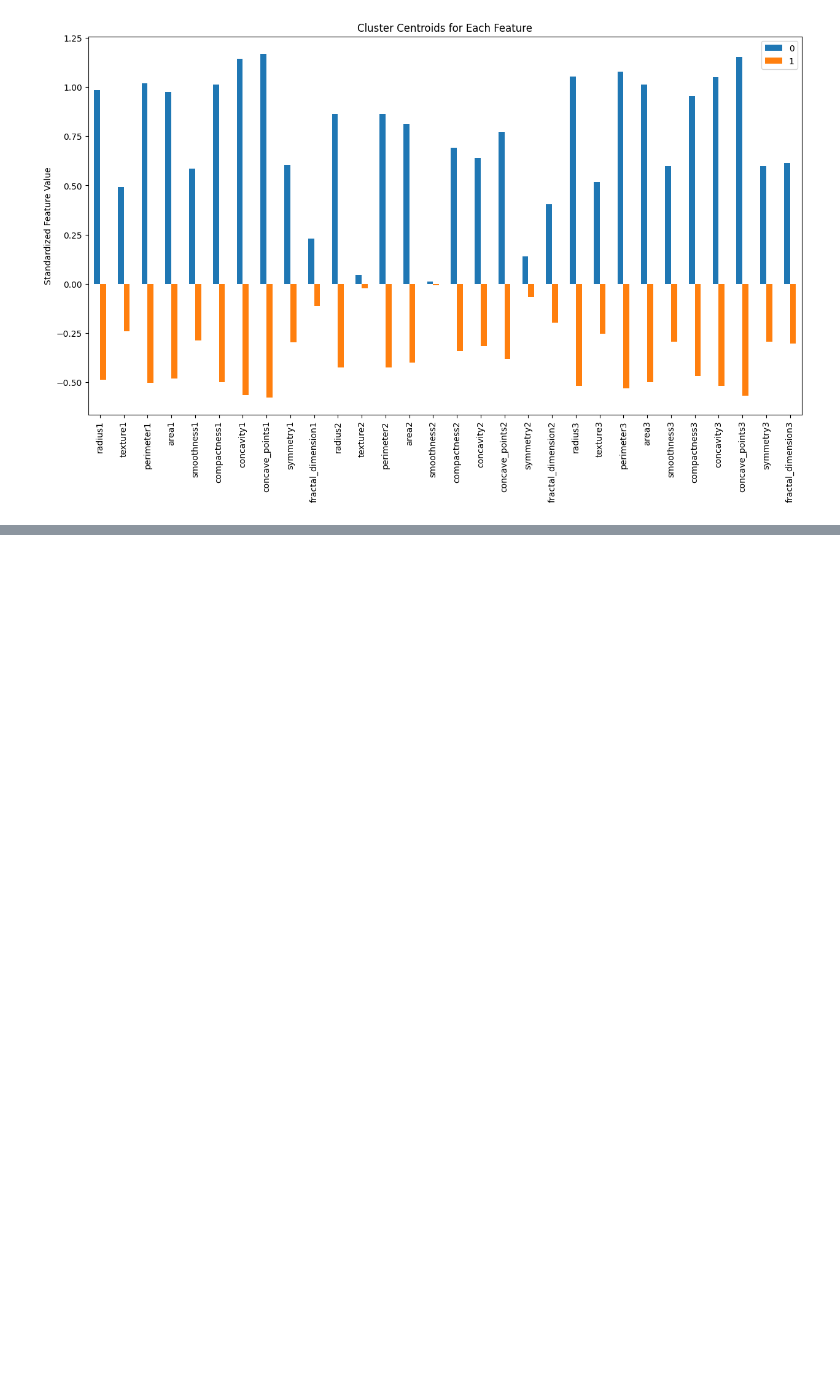
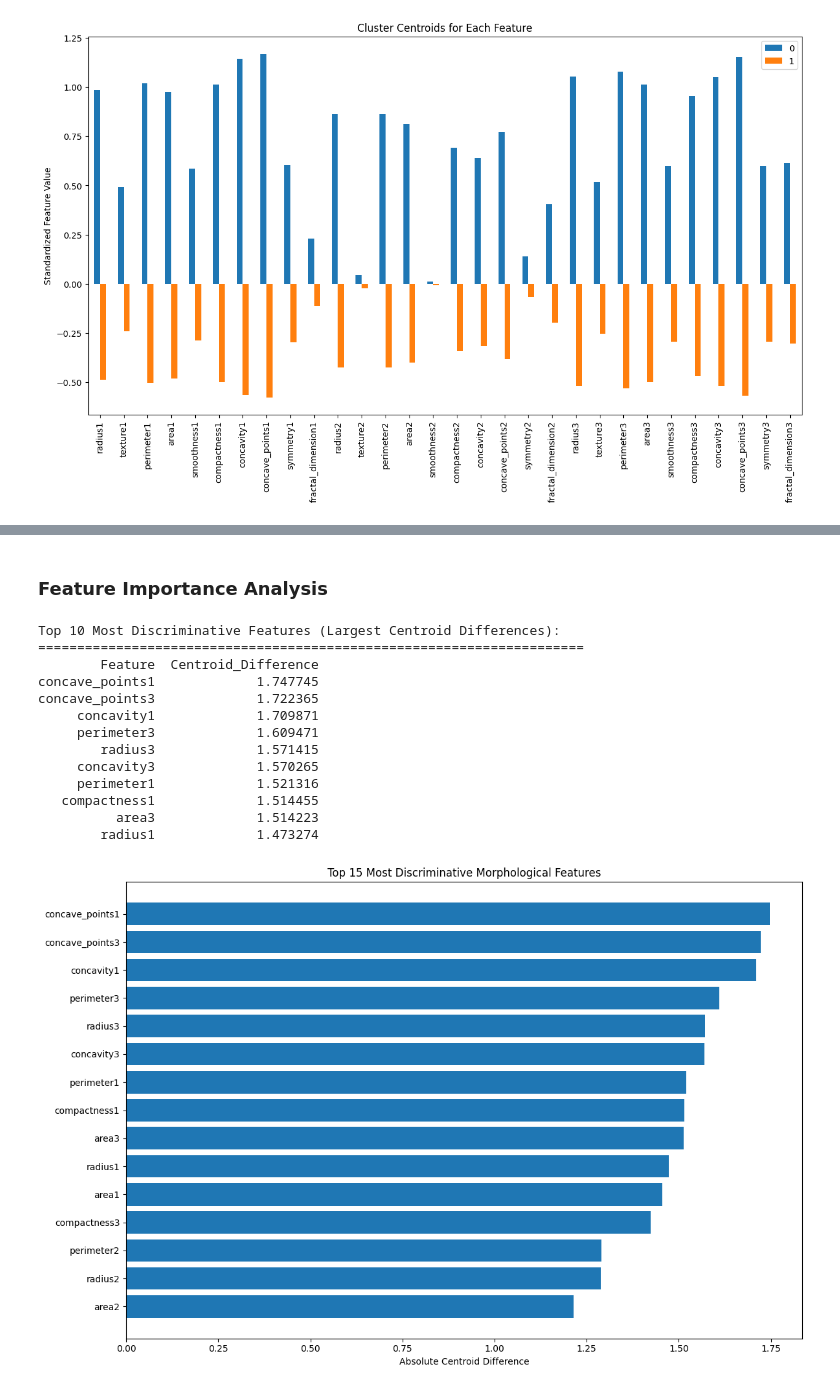
Before and after one commit to Arnold-Og/Bioinformatics, a Jupyter notebook: main.ipynb, the cells around one changed output, grey strips where cells are left out. Drawn from its saved outputs; the diff is of its cells as text; code cells hidden in the pictures; blank space fills up the shorter version.

```diff
--- a/main.ipynb
+++ b/main.ipynb
@@ -356,0 +474,40 @@ plt.show()
+# %% [markdown]
+### Feature Importance Analysis
+# %%
+# Calculate feature importance based on centroid differences
+centroid_diff = np.abs(centroids.iloc[0] - centroids.iloc[1])
+feature_importance = pd.DataFrame({
+    'Feature': centroid_diff.index,
+    'Centroid_Difference': centroid_diff.values
+})
+feature_importance = feature_importance.sort_values('Centroid_Difference', ascending=False)
+
+print("Top 10 Most Discriminative Features (Largest Centroid Differences):")
+print("=" * 70)
+print(feature_importance.head(10).to_string(index=False))
+
+# Visualize top features
+plt.figure(figsize=(12, 8))
+top_features = feature_importance.head(15)
+plt.barh(range(len(top_features)), top_features['Centroid_Difference'])
+plt.yticks(range(len(top_features)), top_features['Feature'])
+plt.xlabel('Absolute Centroid Difference')
+plt.title('Top 15 Most Discriminative Morphological Features')
+plt.gca().invert_yaxis()
+plt.tight_layout()
+plt.show()
+# %% [output]
+Top 10 Most Discriminative Features (Largest Centroid Differences):
+======================================================================
+        Feature  Centroid_Difference
+concave_points1             1.747745
+concave_points3             1.722365
+     concavity1             1.709871
+     perimeter3             1.609471
+        radius3             1.571415
+     concavity3             1.570265
+     perimeter1             1.521316
+   compactness1             1.514455
+          area3             1.514223
+        radius1             1.473274
+[figure, added]
```
Also changed, not shown: parts of 39 cells of this notebook.
